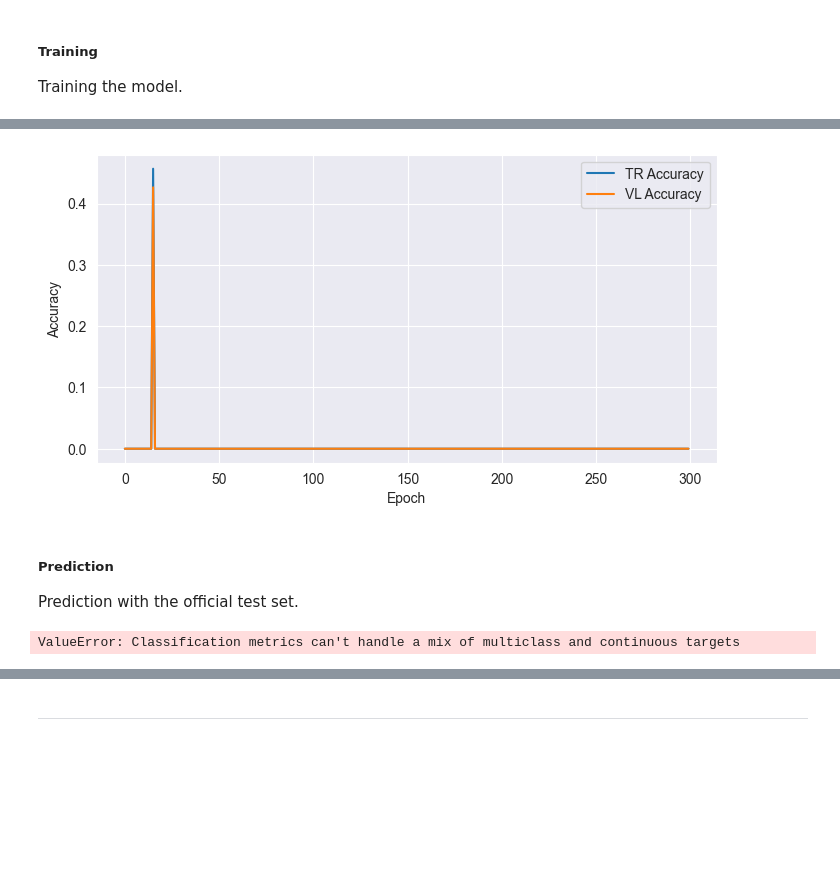
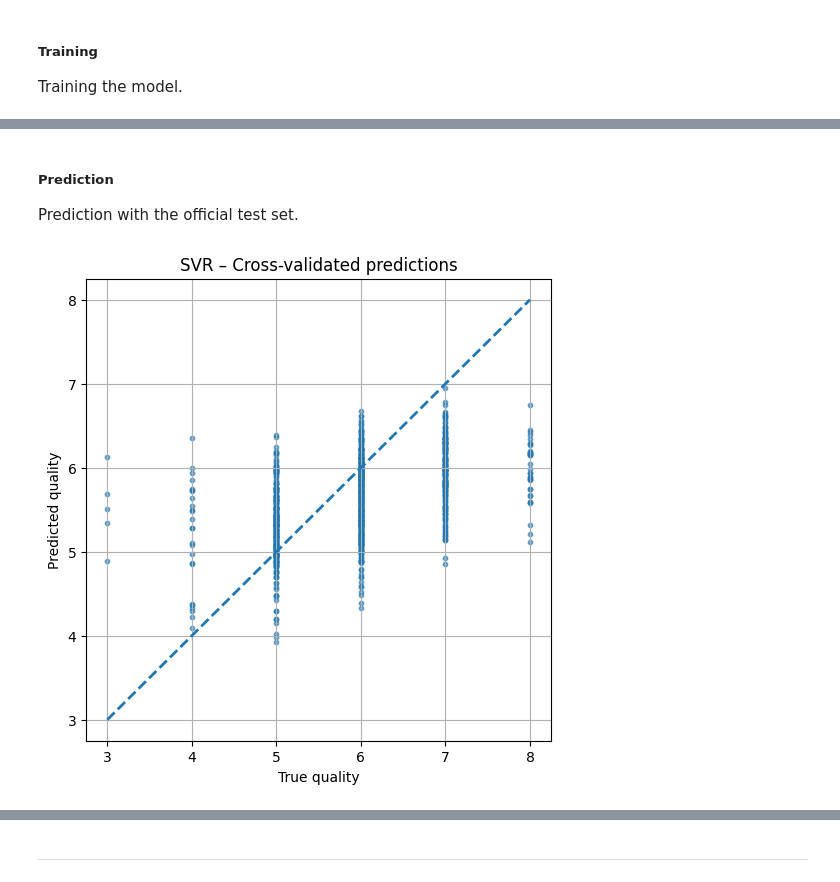
Before and after one commit to Borbico/Machine_Learning_Melaccio, a Jupyter notebook: collaudo/wine_NN.ipynb, the cells around one changed output, grey strips where cells are left out. Saved outputs shown, nothing was run; the diff lists cells and outputs as text; code cells hidden in the pictures; blank space fills up the shorter version.

```diff
--- a/collaudo/wine_NN.ipynb
+++ b/collaudo/wine_NN.ipynb
@@ -204,8 +241,3 @@ nnc.plot_epoch_loss(hist_tr, hist_vl)
-# %%
-importlib.reload(nnc)
-nnc.plot_epoch_accuracy(hist_tr_acc, hist_vl_acc)
-# %% [output]
-[figure, removed]
 # %% [markdown]
 <h5>Prediction</h5>
 <p>Prediction with the official test set.</p>
@@ -213,7 +245,7 @@ nnc.plot_epoch_accuracy(hist_tr_acc, hist_vl_acc)
 importlib.reload(nnc)
 all_pred = nnc.predict(model_ho, X_ts)
 
-y_pred = pd.DataFrame(all_pred[0].detach().cpu().numpy())
-print(classification_report(y_ts, y_pred))
+#y_pred = pd.DataFrame(all_pred[0].detach().cpu().numpy())
+y_pred = all_pred[0].detach().cpu().numpy().squeeze()
+#y_pred = np.rint(y_pred).astype(int)
+#y_pred = np.clip(y_pred, 2, 10)  # es. 3..9
-# %% [output]
-ValueError: Classification metrics can't handle a mix of multiclass and continuous targets
@@ -223,0 +252,4 @@ ConfusionMatrixDisplay.from_predictions(y_ts, y_pred, xticks_rotation='vertical'
+# %%
+sc.plot_true_vs_preds_svr(y_ts, y_pred)
+# %% [output]
+[figure, added]
```
Also changed, not shown: parts of 30 cells of this notebook, 8 other files.
